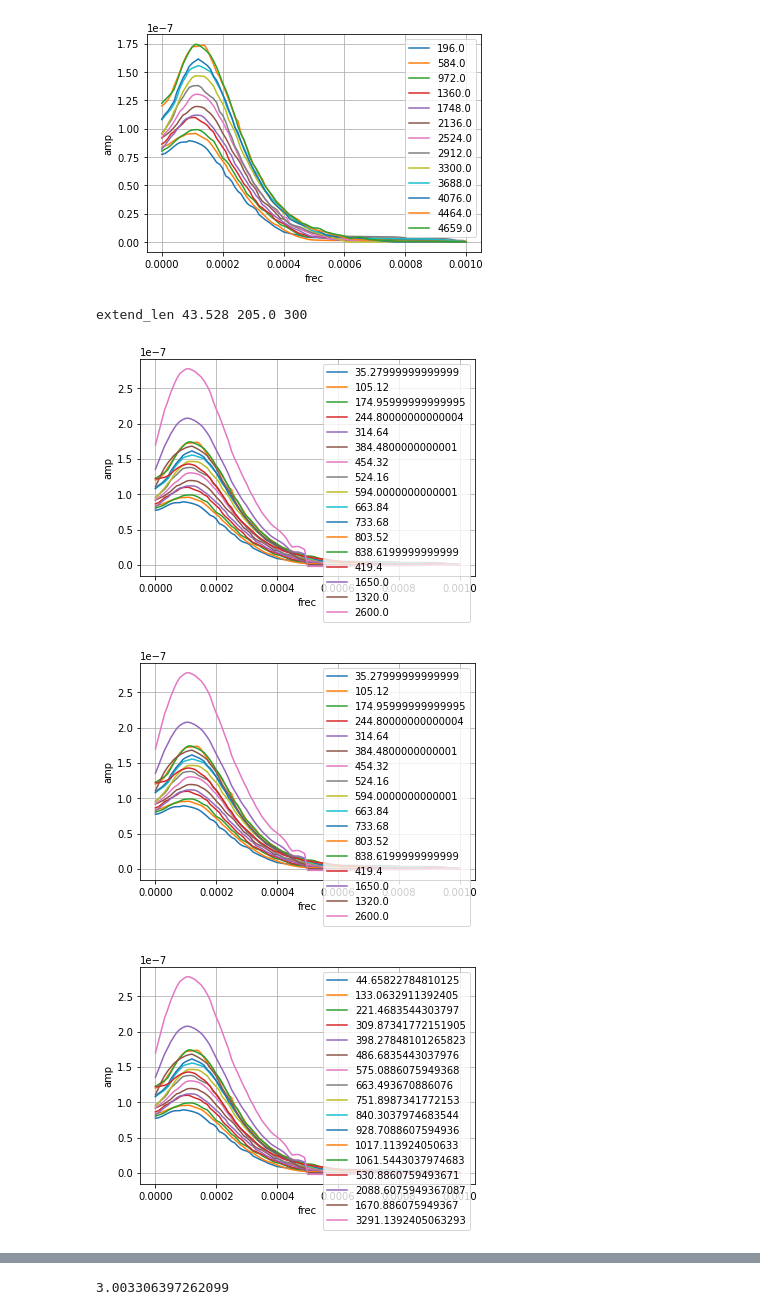
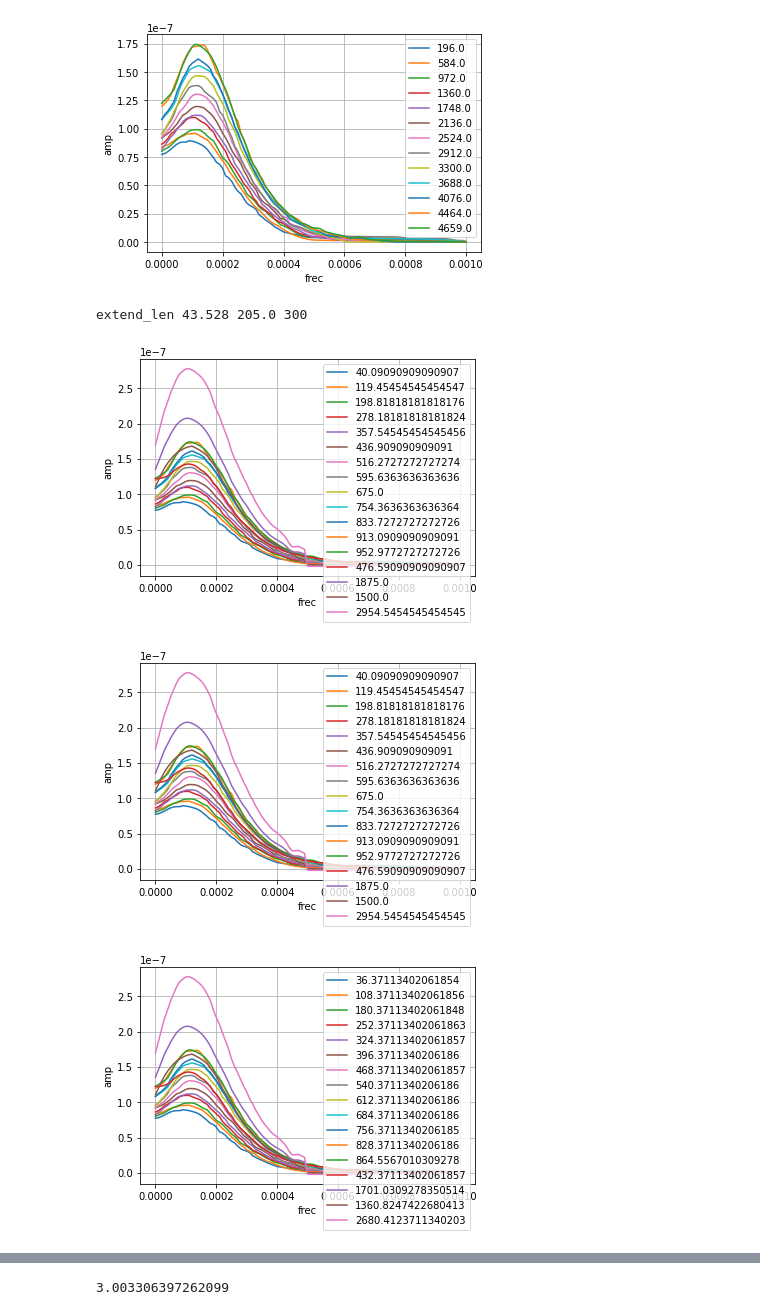
Before and after one commit to HaiwangYu/dune-vd-dev, a Jupyter notebook: plot-noise-spectra.ipynb, the cells around one changed output, grey strips where cells are left out. Saved outputs shown, nothing was run; the diff lists cells and outputs as text; code cells hidden in the pictures.

```diff
--- a/plot-noise-spectra.ipynb
+++ b/plot-noise-spectra.ipynb
@@ -78,34 +67,47 @@ def update_plane_info(wire_specs, nsamples, plane) :
 
 # wire_specs_microboone[0]
 # %%
+# capacitance pF/m
+capacitance_unit_pcb = [88, 88, 97] # (0,90), second number is a dummy
+# capacitance_unit_pcb = [109, 83, 91] # (0, -48, 90)
+# capacitance_unit_pcb = [100, 100, 79] # (30,-30,90)
+capacitance_unit_microboone = 18
+capacitance_unit_protodune  = 22
+
+capacitance_base_microboone = 40 # pF
+capacitance_base_protodune  = 40 # pF
+capacitance_base_pdb        = 40 # pF
+
 wire_specs_microboone = json.loads(bz2.BZ2File("../microboone-noise-spectra-v1.json.bz2", 'r').read())
 wire_specs_protodune  = json.loads(bz2.BZ2File("../protodune-noise-spectra-v1.json.bz2", 'r').read())
 
 # only use plane U and W and remove dups for pdune
 wire_specs_microboone = [x for x in wire_specs_microboone if x['plane'] == 0 or x['plane'] == 2]
 wire_specs_protodune = [x for x in wire_specs_protodune
                         if (x['plane'] == 0 and x['wirelen'] == 7500)
                         or (x['plane'] == 2 and x['wirelen'] == 6000) ]
 
 wire_specs_cap_microboone = wire_to_cap(wire_specs_microboone, capacitance_unit_microboone, capacitance_base_microboone)
 wire_specs_cap_protodune = wire_to_cap(wire_specs_protodune, capacitance_unit_protodune, capacitance_base_protodune)
 wire_specs_cap = wire_specs_cap_microboone + wire_specs_cap_protodune
 wire_specs_cap.append(extend_len(wire_specs_cap[0], wire_specs_cap[-2], 300))
 wire_specs_pcb = []
 for plane, capacitance_unit in enumerate(capacitance_unit_pcb) :
     tmp = cap_to_wire(wire_specs_cap, capacitance_unit, capacitance_base_pdb)
-    update_plane_info(tmp, nsamples=6000, plane=plane)
+    update_plane_info(tmp, nsamples=9375, plane=plane)
     wire_specs_pcb = wire_specs_pcb + tmp
 
 btext = json.dumps(wire_specs_pcb, indent=2).encode()
-bz2.BZ2File("dunevd10kt_3view_30deg_noise_spectra_v1.json.bz2", 'w').write(btext)
+# bz2.BZ2File("dunevd10kt_3view_noise_spectra_v1.json.bz2", 'w').write(btext)
+# bz2.BZ2File("dunevd10kt_3view_30deg_noise_spectra_v1.json.bz2", 'w').write(btext)
+bz2.BZ2File("dunevd10kt_2view_noise_spectra_v1.json.bz2", 'w').write(btext)
 
 plot_wire_specs(wire_specs_pcb[0:17])
 plot_wire_specs(wire_specs_pcb[17:34])
 plot_wire_specs(wire_specs_pcb[34:])
 # %% [output]
 extend_len 43.528 205.0 300
-[figure, old version]
+[figure, new version]
-[figure, old version]
+[figure, new version]
-[figure, old version]
+[figure, new version]
 # %%
```
Also changed, not shown: parts of 2 cells of this notebook.
